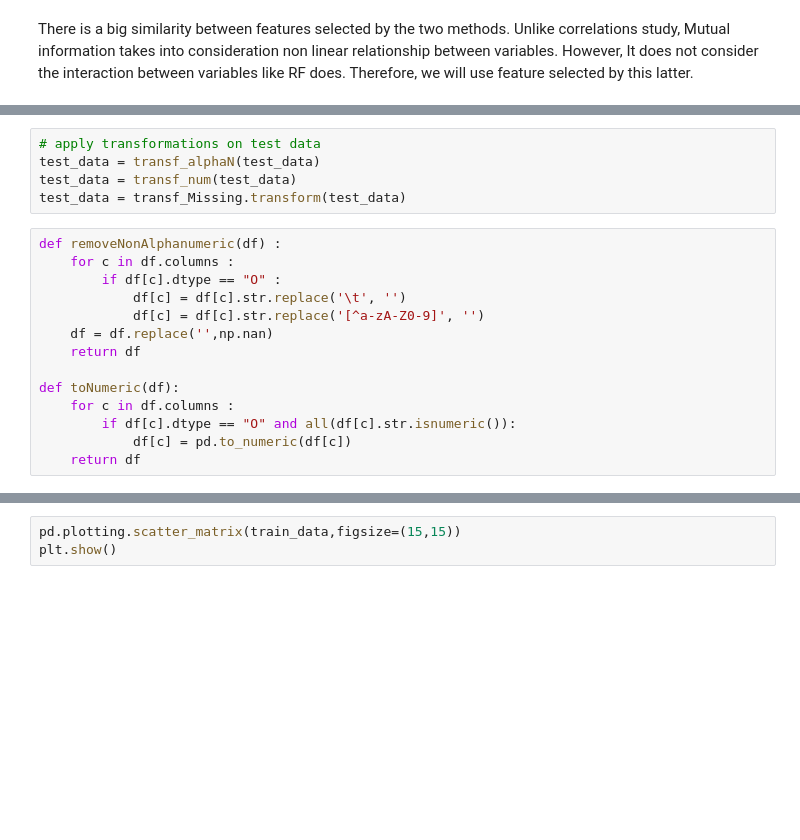
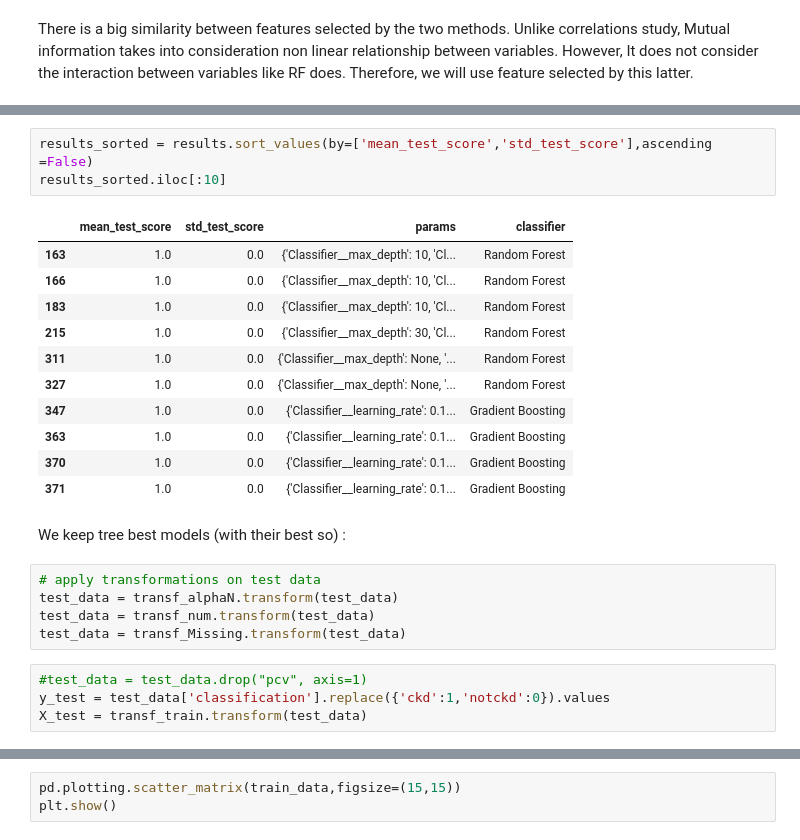
Before and after one commit to MarwaAK/binaryClassification, a Jupyter notebook: Projet_ML.ipynb, the cells around one changed output, grey strips where cells are left out. Saved outputs shown, nothing was run; the diff lists cells and outputs as text; blank space fills up the shorter version.

```diff
--- a/Projet_ML.ipynb
+++ b/Projet_ML.ipynb
@@ -487,19 +528,26 @@ dict_keys(['algorithm', 'leaf_size', 'metric', 'metric_params', 'n_jobs', 'n_nei
+# %%
+results_sorted = results.sort_values(by=['mean_test_score','std_test_score'],ascending =False)
+results_sorted.iloc[:10]
+# %% [output]
+|  | mean_test_score | std_test_score | params | classifier |
+| 163 | 1.0 | 0.0 | {'Classifier__max_depth': 10, 'Cl... | Random Forest |
+| 166 | 1.0 | 0.0 | {'Classifier__max_depth': 10, 'Cl... | Random Forest |
+| 183 | 1.0 | 0.0 | {'Classifier__max_depth': 10, 'Cl... | Random Forest |
+| 215 | 1.0 | 0.0 | {'Classifier__max_depth': 30, 'Cl... | Random Forest |
+| 311 | 1.0 | 0.0 | {'Classifier__max_depth': None, '... | Random Forest |
+| 327 | 1.0 | 0.0 | {'Classifier__max_depth': None, '... | Random Forest |
+| 347 | 1.0 | 0.0 | {'Classifier__learning_rate': 0.1... | Gradient Boosting |
+| 363 | 1.0 | 0.0 | {'Classifier__learning_rate': 0.1... | Gradient Boosting |
+| 370 | 1.0 | 0.0 | {'Classifier__learning_rate': 0.1... | Gradient Boosting |
+| 371 | 1.0 | 0.0 | {'Classifier__learning_rate': 0.1... | Gradient Boosting |
+# %% [markdown]
+We keep tree best models (with their best so) :
 # %%
 # apply transformations on test data
-test_data = transf_alphaN(test_data)
-test_data = transf_num(test_data)
+test_data = transf_alphaN.transform(test_data)
+test_data = transf_num.transform(test_data)
 test_data = transf_Missing.transform(test_data)
-# %%
-def removeNonAlphanumeric(df) :
-    for c in df.columns :
-        if df[c].dtype == "O" :
-            df[c] = df[c].str.replace('\t', '')
-            df[c] = df[c].str.replace('[^a-zA-Z0-9]', '')
-    df = df.replace('',np.nan)
-    return df
-
-def toNumeric(df):
-    for c in df.columns :
-        if df[c].dtype == "O" and all(df[c].str.isnumeric()):
-            df[c] = pd.to_numeric(df[c])
-    return df
+# %%
+#test_data = test_data.drop("pcv", axis=1)
+y_test = test_data['classification'].replace({'ckd':1,'notckd':0}).values
+X_test = transf_train.transform(test_data)
```
Also changed, not shown: parts of 20 cells of this notebook, 1 other file.
